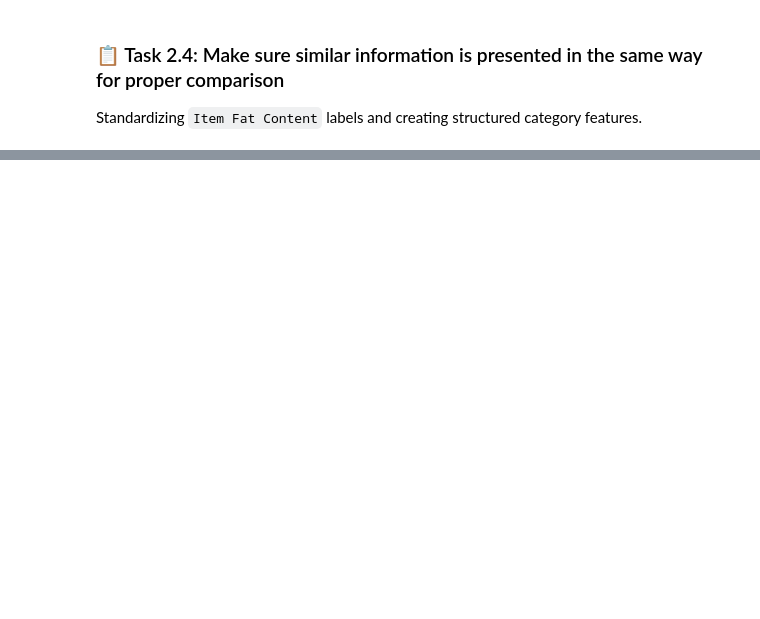
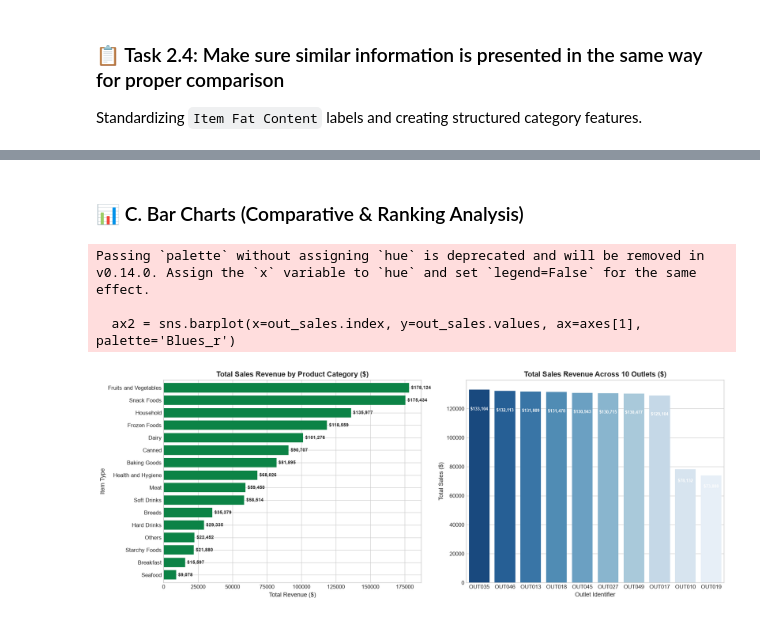
Before and after one commit to sn740698-cell/Blinkit-Sales-Analysis, a Jupyter notebook: notebooks/BlinkIT_Grocery_Sales_Analysis.ipynb, the cells around one changed output, grey strips where cells are left out. Saved outputs shown, nothing was run; the diff lists cells and outputs as text; code cells hidden in the pictures; blank space fills up the shorter version.

```diff
--- a/notebooks/BlinkIT_Grocery_Sales_Analysis.ipynb
+++ b/notebooks/BlinkIT_Grocery_Sales_Analysis.ipynb
@@ -432,0 +342,31 @@ display(cohort_summary)
+# %% [markdown]
+### 📊 C. Bar Charts (Comparative & Ranking Analysis)
+# %%
+# Bar Charts Suite
+fig, axes = plt.subplots(1, 2, figsize=(16, 6))
+
+# 1. Horizontal Bar Chart: Category Total Sales
+cat_sales = clean_df.groupby('Item Type')['Sales'].sum().sort_values(ascending=True)
+ax1 = cat_sales.plot(kind='barh', ax=axes[0], color='#0C8346', width=0.75)
+axes[0].set_title('Total Sales Revenue by Product Category ($)', fontsize=13, fontweight='bold')
+axes[0].set_xlabel('Total Revenue ($)')
+for p in ax1.patches:
+    w = p.get_width()
+    ax1.annotate(f"${w:,.0f}", (w + 1500, p.get_y() + p.get_height() / 2.), va='center', fontsize=8.5, fontweight='bold')
+
+# 2. Bar Chart: Outlet Total Sales Comparison
+out_sales = clean_df.groupby('Outlet Identifier')['Sales'].sum().sort_values(ascending=False)
+ax2 = sns.barplot(x=out_sales.index, y=out_sales.values, ax=axes[1], palette='Blues_r')
+axes[1].set_title('Total Sales Revenue Across 10 Outlets ($)', fontsize=13, fontweight='bold')
+axes[1].set_ylabel('Total Sales ($)')
+for p in ax2.patches:
+    ax2.annotate(f"${p.get_height():,.0f}", (p.get_x() + p.get_width() / 2., p.get_height() * 0.9),
+                 ha='center', va='center', color='white', fontweight='bold', fontsize=8)
+
+plt.tight_layout()
+plt.show()
+# %% [output]
+Passing `palette` without assigning `hue` is deprecated and will be removed in v0.14.0. Assign the `x` variable to `hue` and set `legend=False` for the same effect.
+
+  ax2 = sns.barplot(x=out_sales.index, y=out_sales.values, ax=axes[1], palette='Blues_r')
+[figure, added]
```
Also changed, not shown: parts of 25 cells of this notebook, 20 other files.
